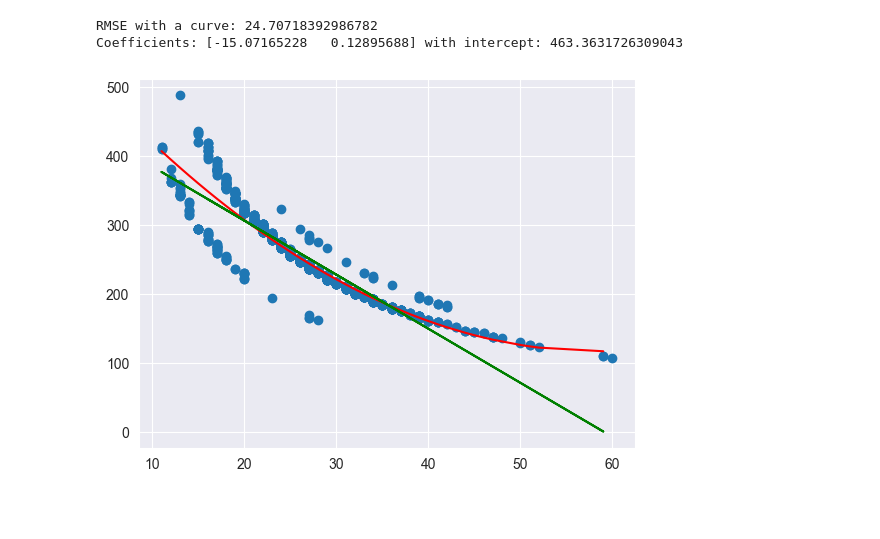
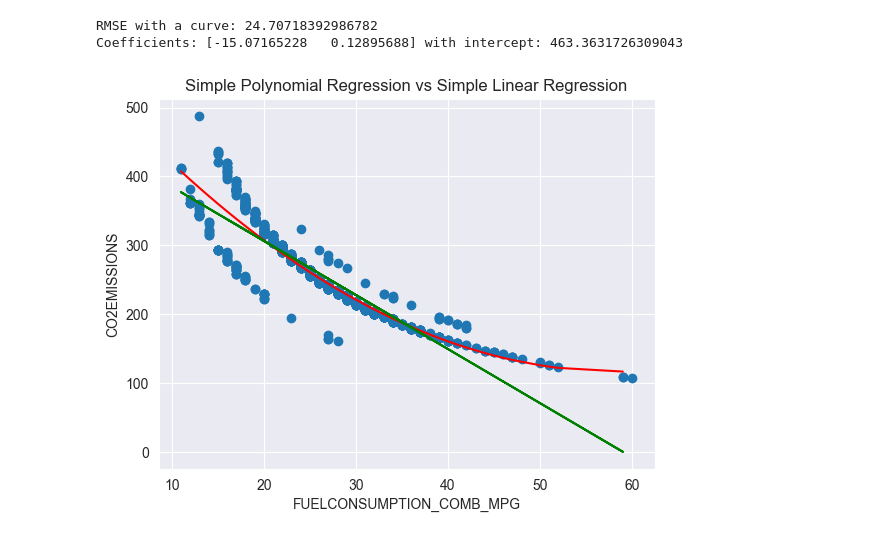
Before and after one commit to Daniel-Lawless/LinearRegression, a Jupyter notebook: Polynomial Regression.ipynb, the cells around one changed output. Cells and saved outputs as stored; diff of their text form; code cells hidden in the pictures; blank space fills up the shorter version.

Commit message:
Added titles

```diff
--- a/Polynomial Regression.ipynb
+++ b/Polynomial Regression.ipynb
@@ -51,18 +51,21 @@ Coefficients: [-15.07165228   0.12895688] with intercept: 463.3631726309043
 # %%
 # Side by side comparison.
 plt.scatter(df["FUELCONSUMPTION_COMB_MPG"], df["CO2EMISSIONS"])
 
 # Sort X_train and X_train_poly first. Since plt.plot(x,y) plots the points in the order it first sees them.
 sorted_idx = np.argsort(X_train.iloc[:, 0])
 X_sorted = X_train.iloc[sorted_idx]
 X_poly_sorted = X_train_poly[sorted_idx]
 
 # Plot the polynomial curve.
 plt.plot(X_sorted, polynomial_model.predict(X_poly_sorted), c = "red")
 
 # Plot the straight line.
 plt.plot(X_train, intercept + coefficient * X_train, color = "green")
 
+plt.xlabel("FUELCONSUMPTION_COMB_MPG")
+plt.ylabel("CO2EMISSIONS")
+plt.title("Simple Polynomial Regression vs Simple Linear Regression")
 plt.show()
 # %% [output]
-[figure, old version]
+[figure, new version]
```
